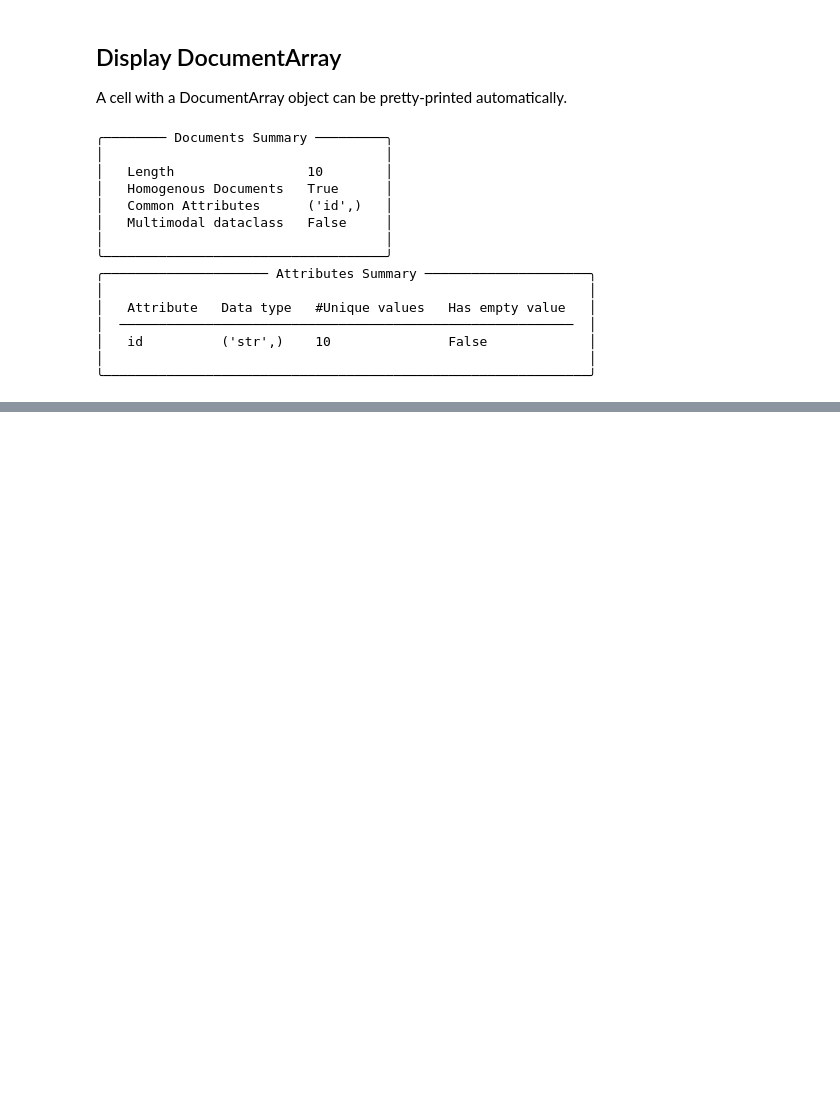
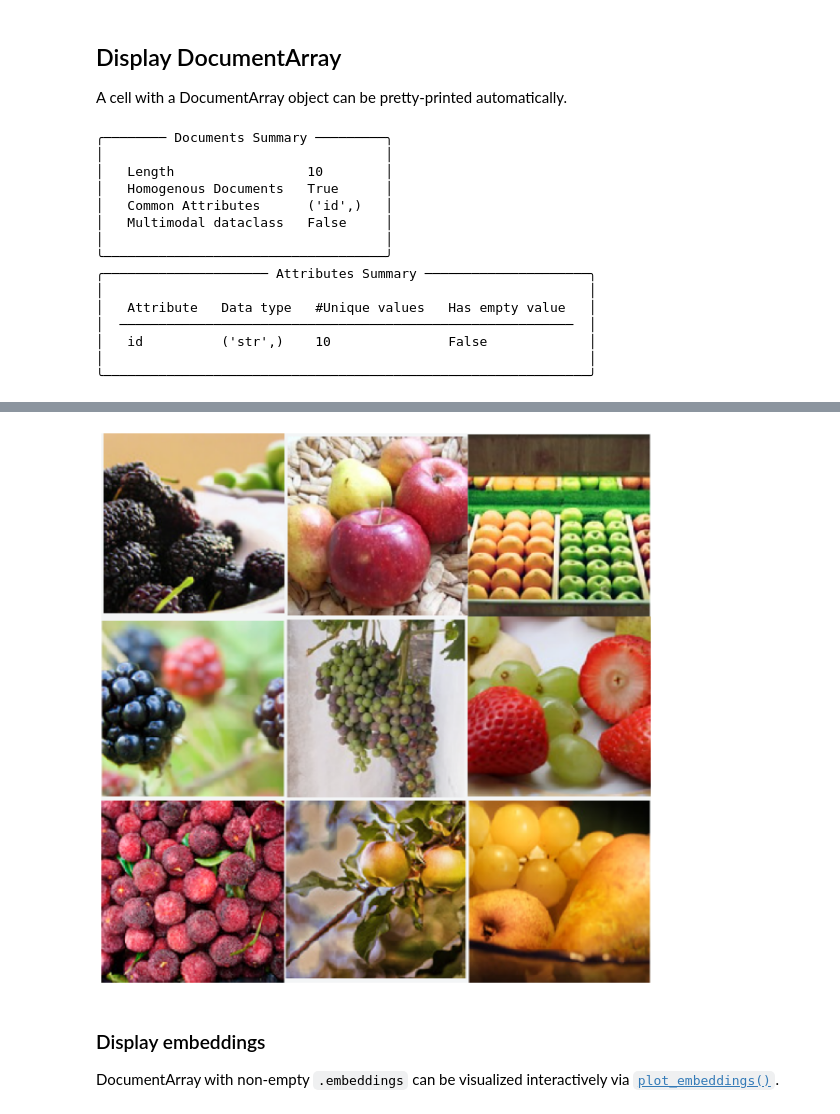
Before and after one commit to icoxfog417/jina-demo, a Jupyter notebook: jina-demo.ipynb, the cells around one changed output, grey strips where cells are left out. Saved outputs shown, nothing was run; the diff lists cells and outputs as text; code cells hidden in the pictures; blank space fills up the shorter version.

Commit message:
Add docarray examples

```diff
--- a/jina-demo.ipynb
+++ b/jina-demo.ipynb
@@ -105,0 +110,4 @@ DocumentArray.empty(10)
+# %%
+da = DocumentArray.from_files("images/*.PNG")
+da.plot_image_sprites()
+# %% [output]
@@ -105,0 +115,5 @@ DocumentArray.empty(10)
+[figure, added]
+# %% [markdown]
+### Display embeddings
+
+DocumentArray with non-empty `.embeddings` can be visualized interactively via [`plot_embeddings()`](https://docarray.jina.ai/api/docarray.array.mixins.plot/#docarray.array.mixins.plot.PlotMixin.plot_embeddings).
```
Also changed, not shown: parts of 7 cells of this notebook, 9 other files.
